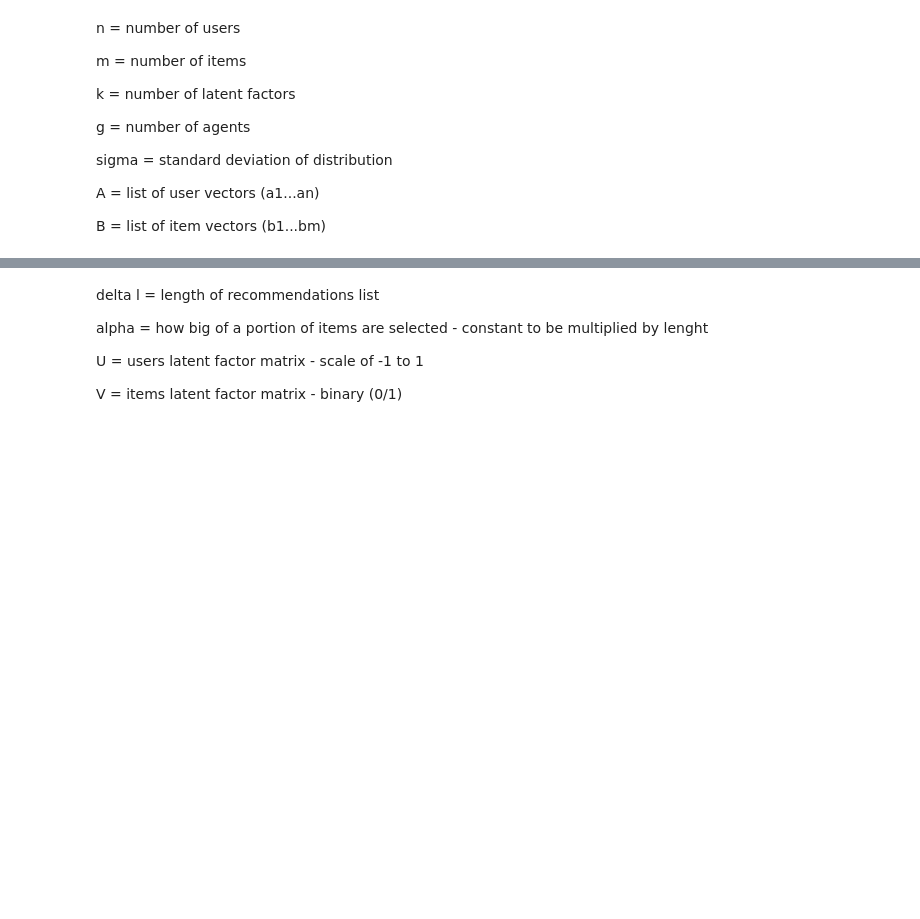
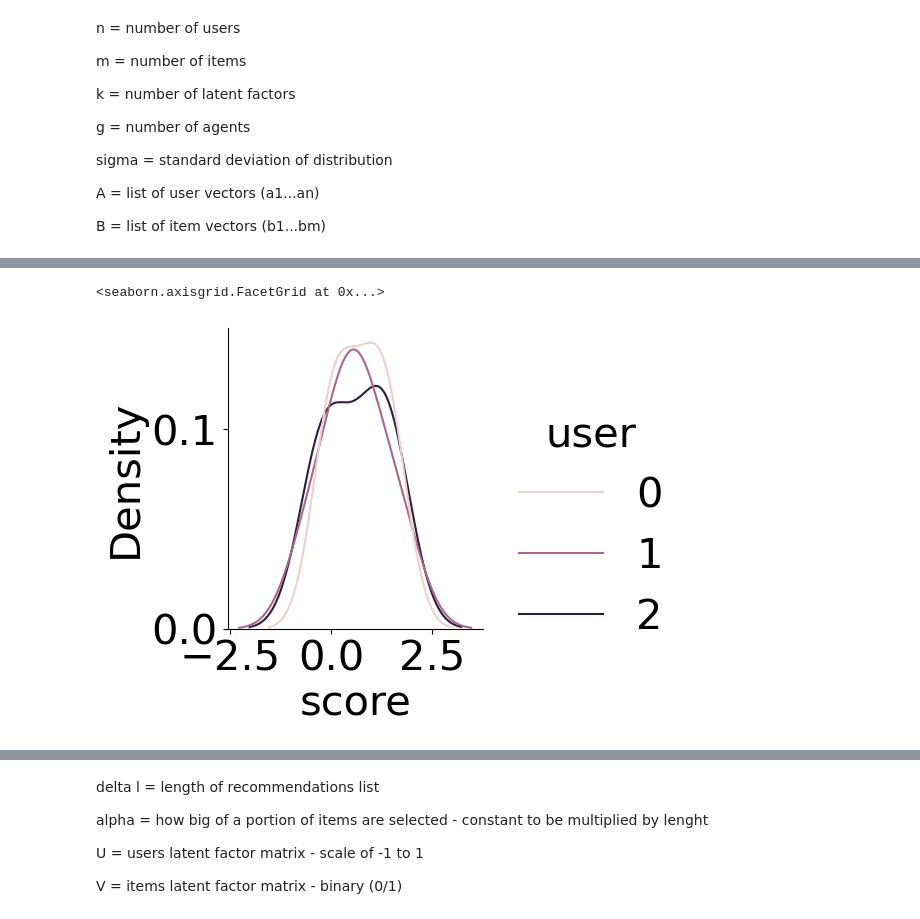
Before and after one commit to that-recsys-lab/scruf_data_gen, a Jupyter notebook: generation_data.ipynb, the cells around one changed output, grey strips where cells are left out. Drawn from its saved outputs; the diff is of its cells as text; code cells hidden in the pictures; blank space fills up the shorter version.

```diff
--- a/generation_data.ipynb
+++ b/generation_data.ipynb
@@ -41,0 +242,5 @@ B = list of item vectors (b1...bm)
+# %%
+sbn.displot(data=df, x='score', hue='user', kind='kde')
+# %% [output]
+<seaborn.axisgrid.FacetGrid at 0x...>
+[figure, added]
```
Also changed, not shown: parts of 20 cells of this notebook, 1 other file.
